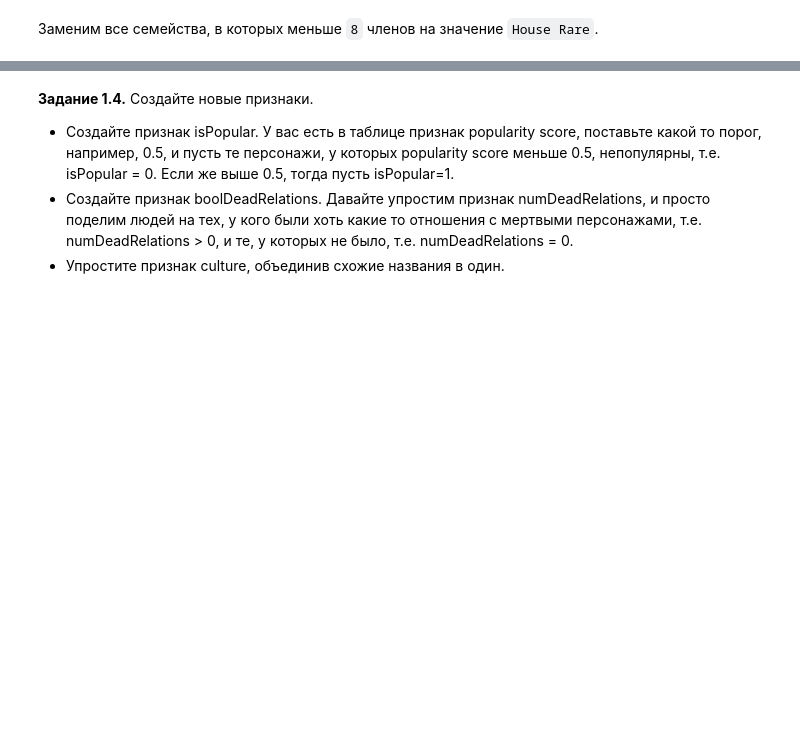
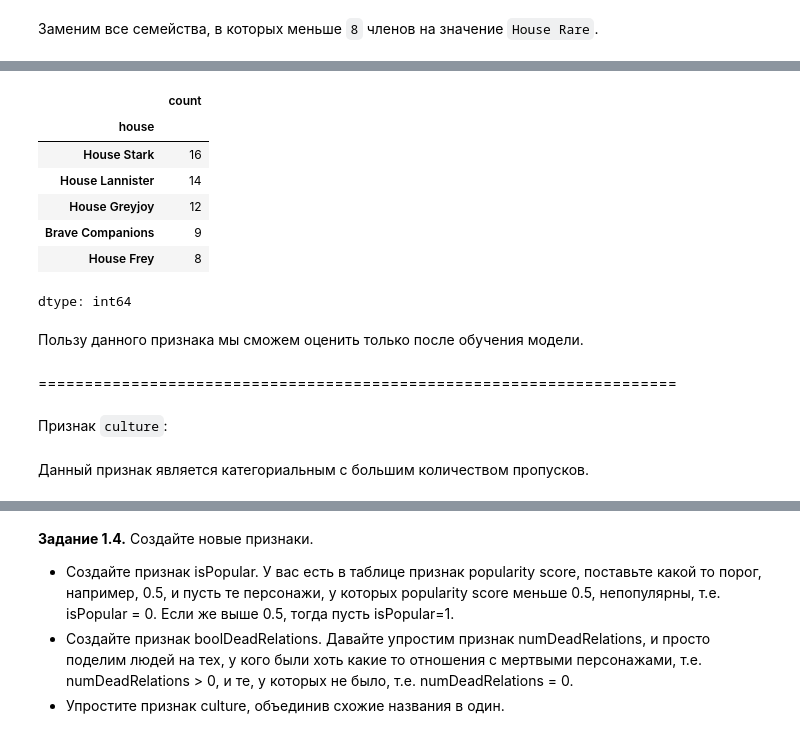
Before and after one commit to erdogan-deniz/DataScience, a Jupyter notebook: DLS/week_01_ml_intro/Homework/hw_1_game_of_thrones.ipynb, the cells around one changed output, grey strips where cells are left out. Saved outputs shown, nothing was run; the diff lists cells and outputs as text; code cells hidden in the pictures; blank space fills up the shorter version.

```diff
--- a/DLS/week_01_ml_intro/Homework/hw_1_game_of_thrones.ipynb
+++ b/DLS/week_01_ml_intro/Homework/hw_1_game_of_thrones.ipynb
@@ -530,0 +544,19 @@ train_df["house"] = train_df["house"].apply(lambda )
+# %%
+test_df["house"].value_counts().tail(5)
+# %% [output]
+|  | count |
+| house |  |
+| House Stark | 16 |
+| House Lannister | 14 |
+| House Greyjoy | 12 |
+| Brave Companions | 9 |
+| House Frey | 8 |
+dtype: int64
+# %% [markdown]
+Пользу данного признака мы сможем оценить только после обучения модели.
+# %% [markdown]
+=====================================================================
+# %% [markdown]
+Признак `culture`:
+# %% [markdown]
+Данный признак является категориальным с большим количеством пропусков.
```
Also changed, not shown: parts of 35 cells of this notebook.
